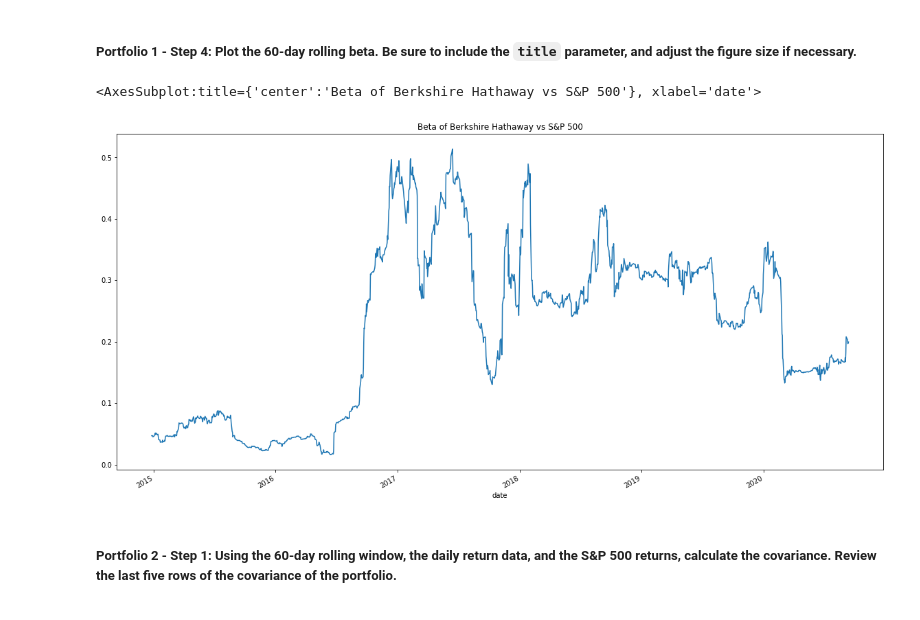
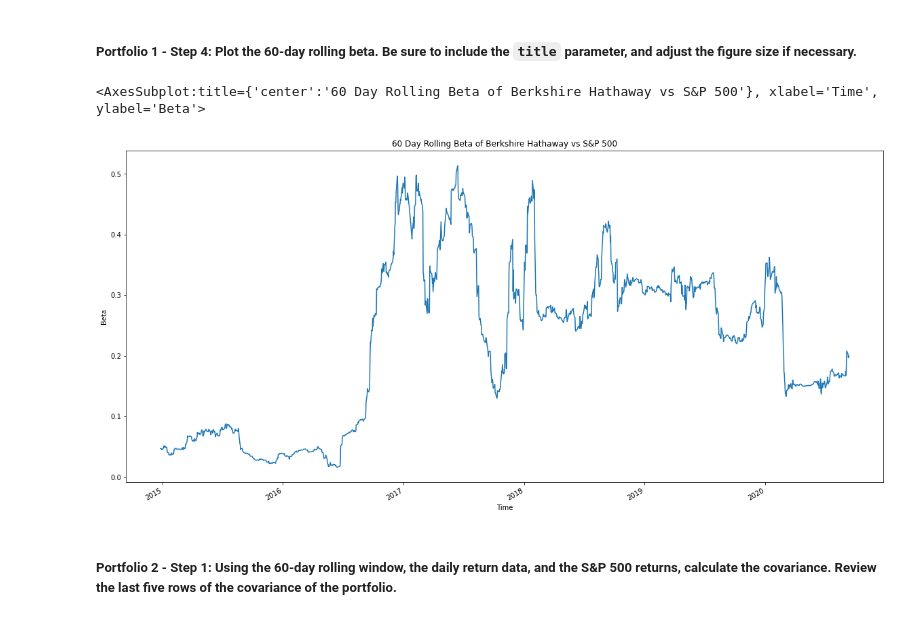
Before and after one commit to kheller18/retirement-portfolio-planning, a Jupyter notebook: risk_return_analysis.ipynb, the cells around one changed output. Cells and saved outputs as stored; diff of their text form; code cells hidden in the pictures.

Commit message:
updated codebase for clarity. Added an image

```diff
--- a/risk_return_analysis.ipynb
+++ b/risk_return_analysis.ipynb
@@ -431,10 +457,15 @@ berk_beta.mean()
 # %%
 # Plot the rolling beta
 # Include a title parameter and adjust the figure size
-berk_beta.plot(figsize=(20, 10), title="Beta of Berkshire Hathaway vs S&P 500")
+berk_beta.plot(
+    figsize=(20, 10),
+    title="60 Day Rolling Beta of Berkshire Hathaway vs S&P 500",
+    xlabel="Time",
+    ylabel="Beta"
+)
 # %% [output]
-<AxesSubplot:title={'center':'Beta of Berkshire Hathaway vs S&P 500'}, xlabel='date'>
+<AxesSubplot:title={'center':'60 Day Rolling Beta of Berkshire Hathaway vs S&P 500'}, xlabel='Time', ylabel='Beta'>
-[figure, old version]
+[figure, new version]
 # %% [markdown]
 ##### Portfolio 2 - Step 1: Using the 60-day rolling window, the daily return data, and the S&P 500 returns, calculate the covariance. Review the last five rows of the covariance of the portfolio.
 # %%
```
Also changed, not shown: parts of 7 cells of this notebook, 1 other file.
